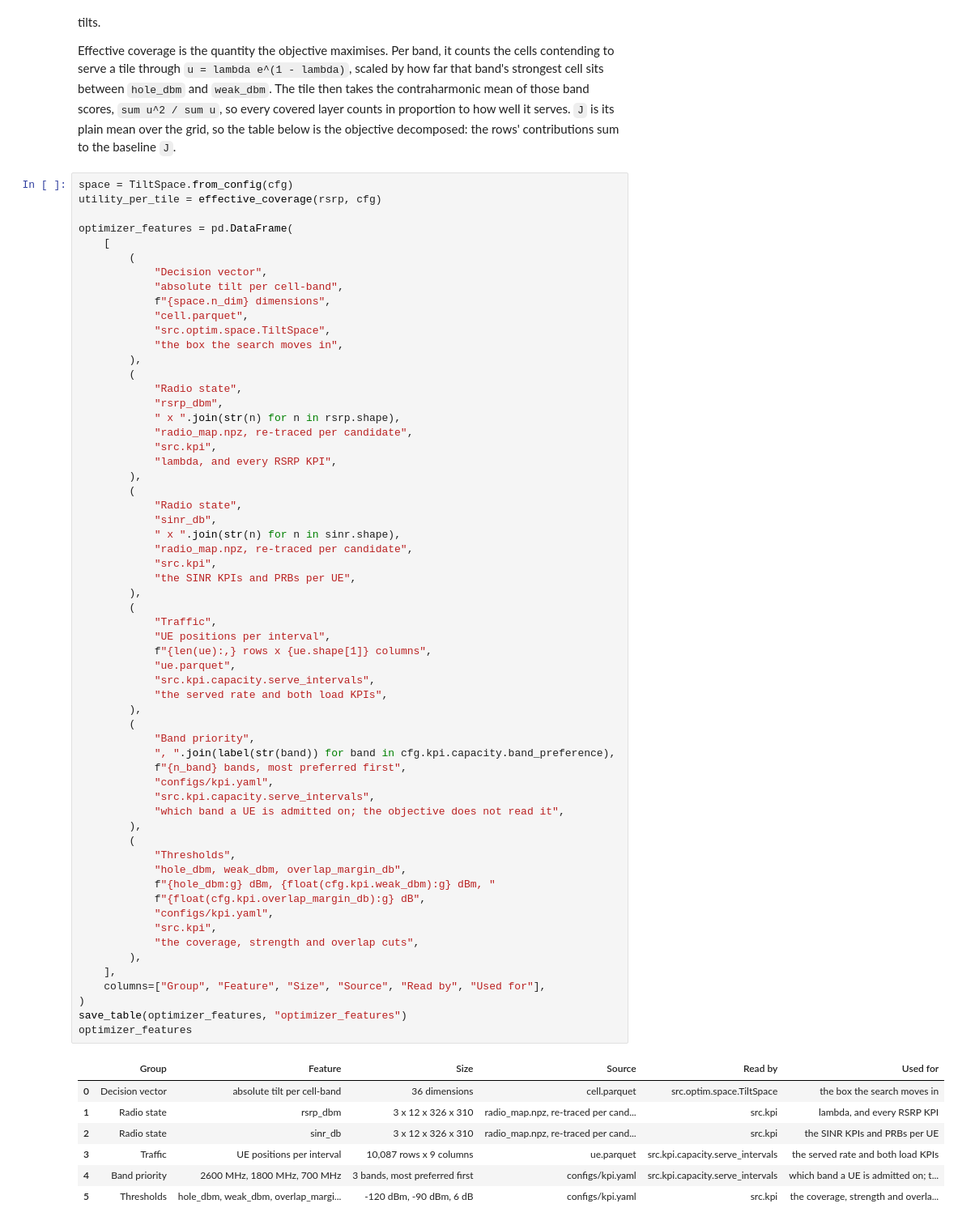
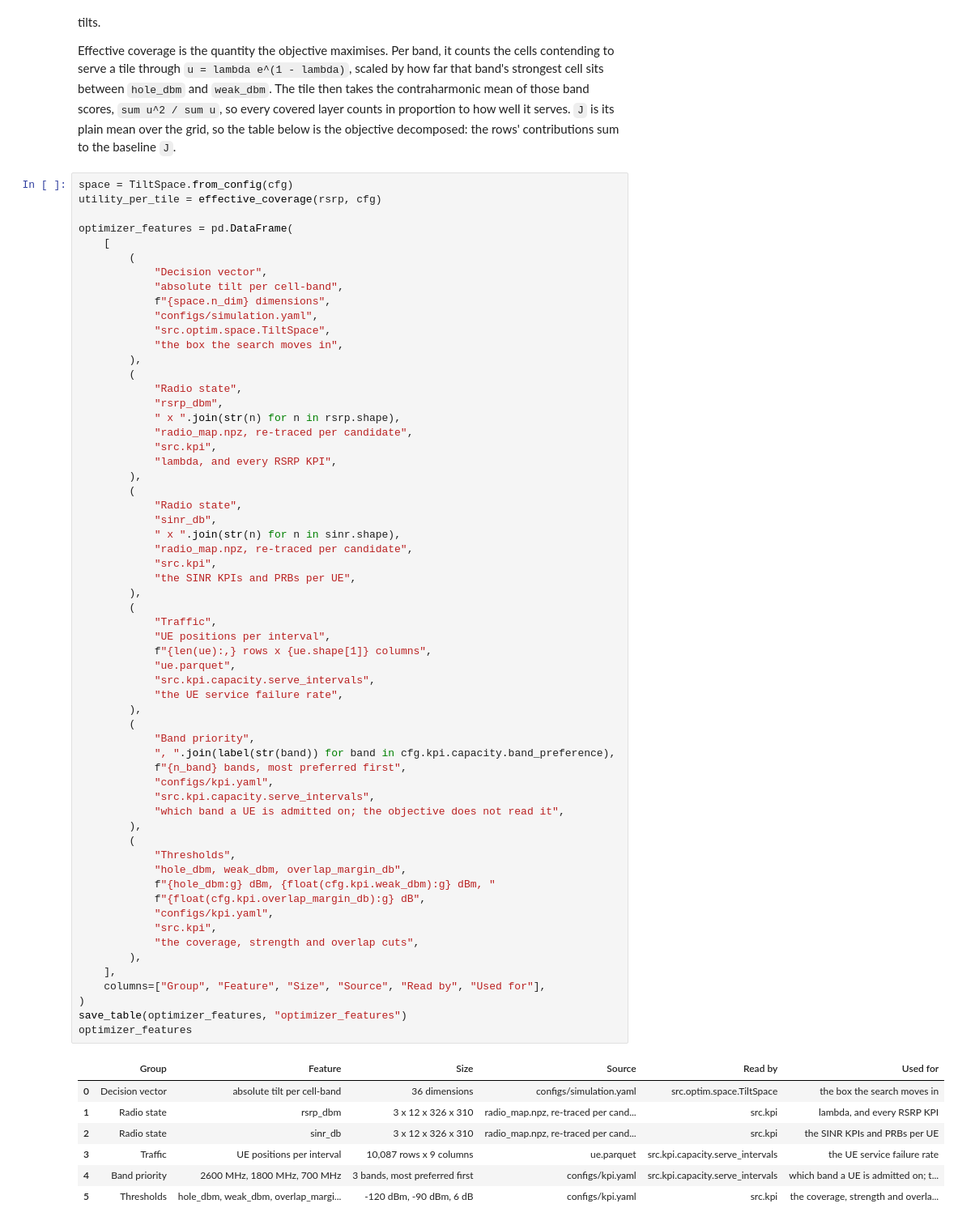
Before and after one commit to NguyenVu04/band-tilt, a Jupyter notebook: notebooks/02_preprocessing.ipynb, the cells around one changed output. Shown at 81% size. Drawn from its saved outputs; the diff is of its cells as text.

```diff
--- a/notebooks/02_preprocessing.ipynb
+++ b/notebooks/02_preprocessing.ipynb
@@ -523,7 +531,7 @@ optimizer_features = pd.DataFrame(
             "Decision vector",
             "absolute tilt per cell-band",
             f"{space.n_dim} dimensions",
-            "cell.parquet",
+            "configs/simulation.yaml",
             "src.optim.space.TiltSpace",
             "the box the search moves in",
         ),
@@ -547,38 +555,38 @@ optimizer_features = pd.DataFrame(
             "Traffic",
             "UE positions per interval",
             f"{len(ue):,} rows x {ue.shape[1]} columns",
             "ue.parquet",
             "src.kpi.capacity.serve_intervals",
-            "the served rate and both load KPIs",
+            "the UE service failure rate",
         ),
         (
             "Band priority",
             ", ".join(label(str(band)) for band in cfg.kpi.capacity.band_preference),
             f"{n_band} bands, most preferred first",
             "configs/kpi.yaml",
             "src.kpi.capacity.serve_intervals",
             "which band a UE is admitted on; the objective does not read it",
         ),
         (
             "Thresholds",
             "hole_dbm, weak_dbm, overlap_margin_db",
             f"{hole_dbm:g} dBm, {float(cfg.kpi.weak_dbm):g} dBm, "
             f"{float(cfg.kpi.overlap_margin_db):g} dB",
             "configs/kpi.yaml",
             "src.kpi",
             "the coverage, strength and overlap cuts",
         ),
     ],
     columns=["Group", "Feature", "Size", "Source", "Read by", "Used for"],
 )
 save_table(optimizer_features, "optimizer_features")
 optimizer_features
 # %% [output]
 |  | Group | Feature | Size | Source | Read by | Used for |
-| 0 | Decision vector | absolute tilt per cell-band | 36 dimensions | cell.parquet | src.optim.space.TiltSpace | the box the search moves in |
+| 0 | Decision vector | absolute tilt per cell-band | 36 dimensions | configs/simulation.yaml | src.optim.space.TiltSpace | the box the search moves in |
 | 1 | Radio state | rsrp_dbm | 3 x 12 x 326 x 310 | radio_map.npz, re-traced per cand... | src.kpi | lambda, and every RSRP KPI |
 | 2 | Radio state | sinr_db | 3 x 12 x 326 x 310 | radio_map.npz, re-traced per cand... | src.kpi | the SINR KPIs and PRBs per UE |
-| 3 | Traffic | UE positions per interval | 10,087 rows x 9 columns | ue.parquet | src.kpi.capacity.serve_intervals | the served rate and both load KPIs |
+| 3 | Traffic | UE positions per interval | 10,087 rows x 9 columns | ue.parquet | src.kpi.capacity.serve_intervals | the UE service failure rate |
 | 4 | Band priority | 2600 MHz, 1800 MHz, 700 MHz | 3 bands, most preferred first | configs/kpi.yaml | src.kpi.capacity.serve_intervals | which band a UE is admitted on; t... |
 | 5 | Thresholds | hole_dbm, weak_dbm, overlap_margi... | -120 dBm, -90 dBm, 6 dB | configs/kpi.yaml | src.kpi | the coverage, strength and overla... |
 # %%
```
Also changed, not shown: parts of 16 cells of this notebook, 52 other files.
